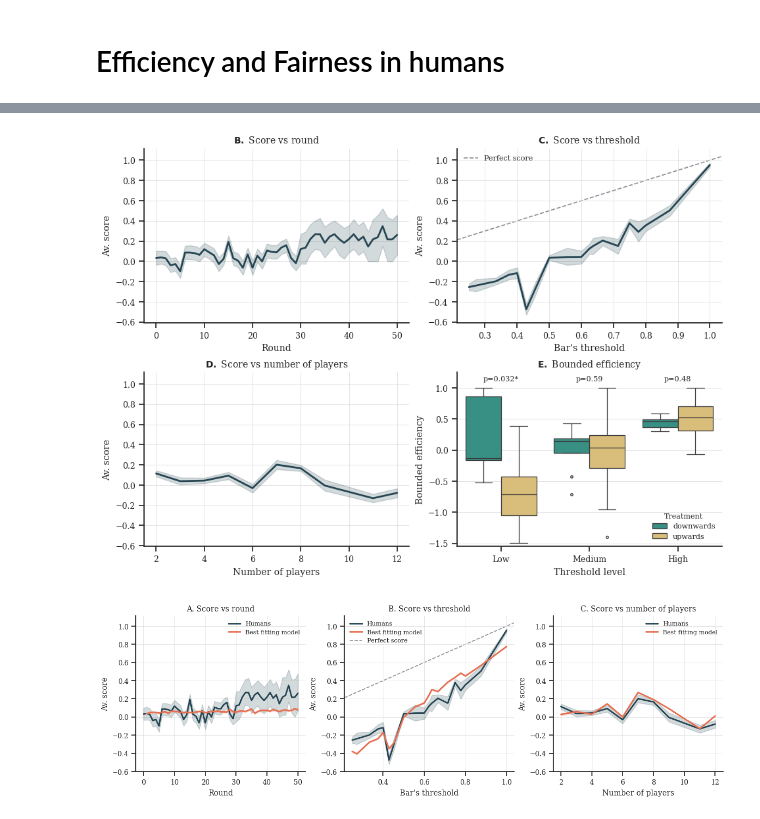
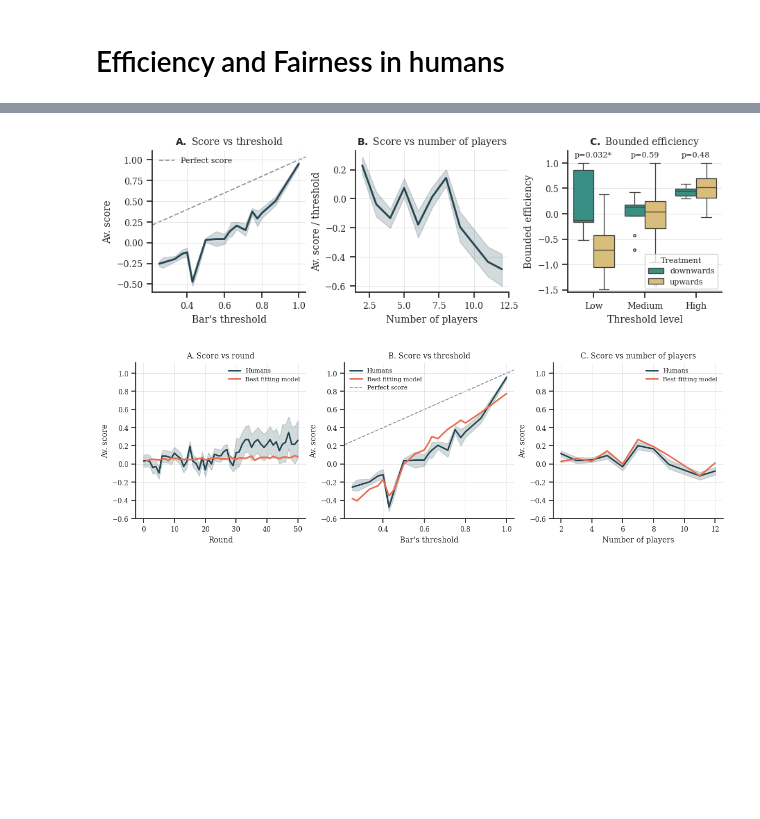
Before and after one commit to EAndrade-Lotero/Cognitive_Models_El_Farol_Bar_Problem, a Jupyter notebook: Notebooks/exp_figs_2_4.ipynb, the cells around one changed output, grey strips where cells are left out. Cells and saved outputs as stored; diff of their text form; code cells hidden in the pictures; blank space fills up the shorter version.

Commit message:
fix figures 1 to 3
Co-authored-by: Cursor <cursoragent@cursor.com>

```diff
--- a/Notebooks/exp_figs_2_4.ipynb
+++ b/Notebooks/exp_figs_2_4.ipynb
@@ -134,5 +296,5 @@ fig.savefig(PATHS['exploratory_figures'] / 'Fig2.png', dpi=300, bbox_inches='tig
 # %%
-# Publication styling: learning / threshold / players / efficiency
+# Figure: panels D, E, F in a single row
 sns.set_theme(style='ticks', font_scale=1.05)
 plt.rcParams.update({
     'font.family': 'serif',
@@ -184,91 +346,77 @@ def annotate_binwise_welch(ax, data, x, y, hue, order=None):
         ax.set_ylim(y_lo, max(y_hi, max(tops) + pad))
 
 
-fig, ax = plt.subplots(
-    2, 2,
-    figsize=(9.5, 6.8),
-    constrained_layout=True,
-)
+# Score normalized by session threshold
+data_plot = data[data['threshold'] > 0].copy()
+data_plot['score_norm'] = data_plot['score'] / data_plot['threshold']
 
-# A. Score vs round (learning within session)
+fig_def, ax = plt.subplots(1, 3, figsize=(9, 2.8), constrained_layout=True)
+
+# D. Score vs threshold
 sns.lineplot(
-    x='round', y='score',
-    data=data, ax=ax[0, 0],
+    x='threshold', y='score',
+    data=data, ax=ax[0],
     color=LINE_COLOR, linewidth=2,
     errorbar=('ci', 95),
 )
-ax[0, 0].set_xlabel('Round')
-ax[0, 0].set_ylabel('Av. score')
-ax[0, 0].set_title(r'$\bf{B.}$ Score vs round')
-ax[0, 0].grid(True, color='0.88', linewidth=0.6)
-ax[0, 0].set_axisbelow(True)
-
-# B. Score vs threshold
-sns.lineplot(
-    x='threshold', y='score',
-    data=data, ax=ax[0, 1],
-    color=LINE_COLOR, linewidth=2,
-    errorbar=('ci', 95),
-)
-x_lo, x_hi = ax[0, 1].get_xlim()
-ax[0, 1].plot(
+x_lo, x_hi = ax[0].get_xlim()
+ax[0].plot(
     [x_lo, x_hi], [x_lo, x_hi],
     color=REF_COLOR, linestyle='--', linewidth=1.2, alpha=0.8, zorder=0,
     label='Perfect score',
 )
-ax[0, 1].set_xlim(x_lo, x_hi)
-ax[0, 1].set_xlabel("Bar's threshold")
-ax[0, 1].set_ylabel('Av. score')
-ax[0, 1].set_title(r'$\bf{C.}$ Score vs threshold')
-ax[0, 1].grid(True, color='0.88', linewidth=0.6)
-ax[0, 1].set_axisbelow(True)
-ax[0, 1].legend(frameon=False, fontsize=8, loc='best')
+ax[0].set_xlim(x_lo, x_hi)
+ax[0].set_xlabel("Bar's threshold")
+ax[0].set_ylabel('Av. score')
+ax[0].set_title(r'$\bf{A.}$ Score vs threshold')
+ax[0].grid(True, color='0.88', linewidth=0.6)
+ax[0].set_axisbelow(True)
+ax[0].legend(frameon=False, fontsize=8, loc='best')
 
-# C. Score vs number of players
+# E. Score vs number of players (score / threshold)
 sns.lineplot(
-    x='num_players', y='score',
-    data=data, ax=ax[1, 0],
+    x='num_players', y='score_norm',
+    data=data_plot, ax=ax[1],
     color=LINE_COLOR, linewidth=2,
     errorbar=('ci', 95),
 )
-ax[1, 0].set_xlabel('Number of players')
-ax[1, 0].set_ylabel('Av. score')
-ax[1, 0].set_title(r'$\bf{D.}$ Score vs number of players')
-ax[1, 0].set_ylim(ax[0, 1].get_ylim())
-ax[0, 0].set_ylim(ax[0, 1].get_ylim())
-ax[1, 0].grid(True, color='0.88', linewidth=0.6)
-ax[1, 0].set_axisbelow(True)
+ax[1].set_xlabel('Number of players')
+ax[1].set_ylabel('Av. score / threshold')
+ax[1].set_title(r'$\bf{B.}$ Score vs number of players')
+# E uses score/threshold; do not share y-limits with D
+ax[1].grid(True, color='0.88', linewidth=0.6)
+ax[1].set_axisbelow(True)
 
-# D. Bounded efficiency by threshold level and treatment
+# F. Bounded efficiency by threshold level and treatment
 sns.boxplot(
     data=plot_df,
     x='threshold_bin',
     y='bounded_efficiency',
     hue='treatment',
     order=bin_order,
     palette=TREATMENT_PALETTE,
-    ax=ax[1, 1],
+    ax=ax[2],
     linewidth=0.9,
     fliersize=2.5,
 )
 annotate_binwise_welch(
-    ax[1, 1], plot_df, 'threshold_bin', 'bounded_efficiency', 'treatment'
+    ax[2], plot_df, 'threshold_bin', 'bounded_efficiency', 'treatment'
 )
-ax[1, 1].set_ylim(-1.55, 1.25)
-ax[1, 1].set_xlabel('Threshold level')
-ax[1, 1].set_ylabel('Bounded efficiency')
-ax[1, 1].set_title(r'$\bf{E.}$ Bounded efficiency')
-ax[1, 1].grid(True, color='0.88', linewidth=0.6, axis='y')
-ax[1, 1].set_axisbelow(True)
-ax[1, 1].legend(title='Treatment', frameon=False, fontsize=8, title_fontsize=8)
+ax[2].set_ylim(-1.55, 1.25)
+ax[2].set_xlabel('Threshold level')
+ax[2].set_ylabel('Bounded efficiency')
+ax[2].set_title(r'$\bf{C.}$ Bounded efficiency')
+ax[2].grid(True, color='0.88', linewidth=0.6, axis='y')
+ax[2].set_axisbelow(True)
+ax[2].legend(title='Treatment', frameon=True, fontsize=8, title_fontsize=8, loc='lower right')
 
 for a in ax.ravel():
     sns.despine(ax=a)
 
 plt.show()
-fig.savefig(PATHS['exploratory_figures'] / 'Fig3.png', dpi=300, bbox_inches='tight')
+fig_def.savefig(PATHS['exploratory_figures'] / 'Fig3_DEF.png', dpi=300, bbox_inches='tight')
 # %% [output]
-[figure, old version]
+[figure, new version]
 # %%
 path_to_data_sim = PATHS['simulated_data'] / 'FS+Payoff+Attendance.csv'
 data_sim = pd.read_csv(path_to_data_sim)
```
Also changed, not shown: parts of 3 cells of this notebook, 4 other files.
